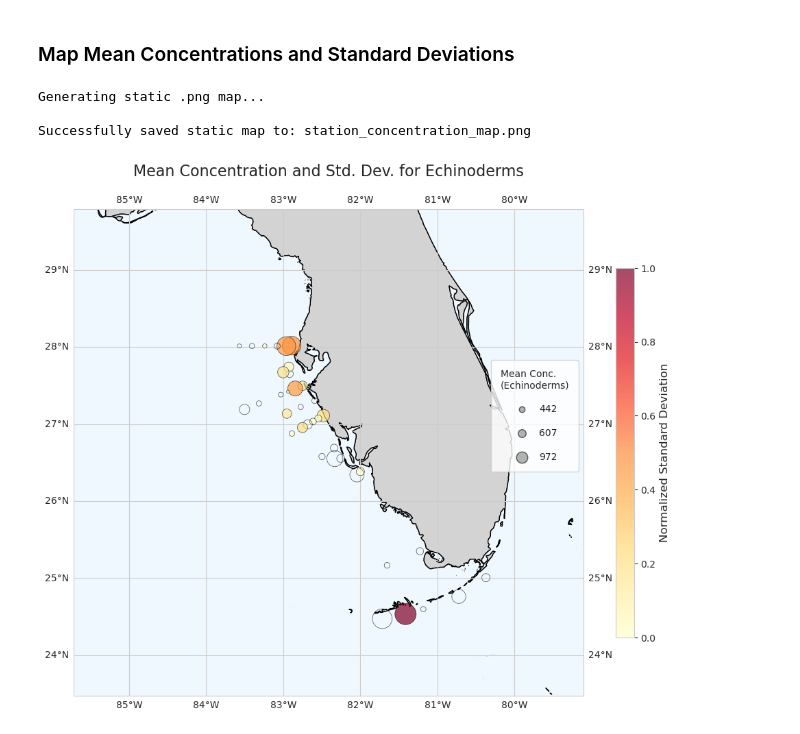
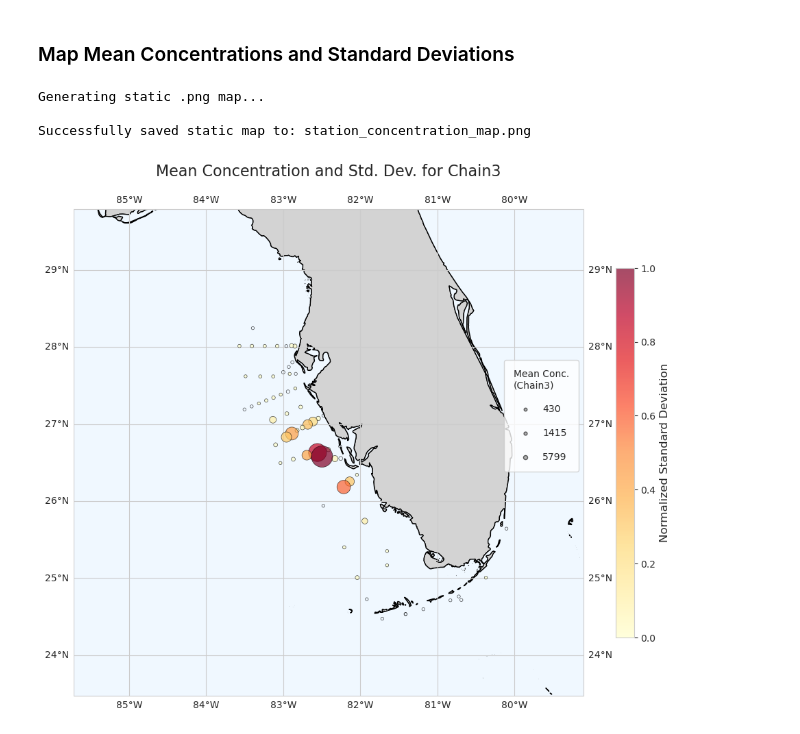
Before and after one commit to eqmh/plankton_imaging, a Jupyter notebook: plankton_abundance.ipynb, the cells around one changed output. Drawn from its saved outputs; the diff is of its cells as text; code cells hidden in the pictures.

```diff
--- a/plankton_abundance.ipynb
+++ b/plankton_abundance.ipynb
@@ -692,7 +692,7 @@ Successfully calculated statistics per station:
 print("Generating static .png map...")
 
 # --- 1. CONFIGURATION: Select Your Category ---
-SELECTED_CATEGORY_FOR_MAP = 'Echinoderms'
+SELECTED_CATEGORY_FOR_MAP = 'Chain3'
 # -----------------------------------------------
 
 # --- 2. Define Column Names ---
@@ -783,32 +783,32 @@ else:
     legend_sizes = [base_size + ((v - min_mean) / mean_range) * max_size for v in legend_values]
 
     # Create "dummy" scatter plots just for the legend handles
     handles = []
     for size, value in zip(legend_sizes, legend_values):
         handles.append(plt.scatter([], [], s=size, label=f"{value:.0f}",
                                    color='gray', alpha=0.6, edgecolors='black'))
 
     ax.legend(
         handles=handles,
         title=f"Mean Conc.\n({SELECTED_CATEGORY_FOR_MAP})",
         loc='upper right',
         bbox_to_anchor=(1.0, 0.7), # Adjust position
         frameon=True,
         labelspacing=1.5,
         borderpad=1
     )
 
     # --- 12. Final Touches and Save ---
     ax.set_title(f'Mean Concentration and Std. Dev. for {SELECTED_CATEGORY_FOR_MAP}', fontsize=16, pad=20)
     map_filename = "station_concentration_map.png"
-    plt.savefig(map_filename, dpi=300, bbox_inches='tight')
+    # plt.savefig(map_filename, dpi=300, bbox_inches='tight')
 
     print(f"\nSuccessfully saved static map to: {map_filename}")
 
     # Display the plot
     plt.show()
 # %% [output]
 Generating static .png map...
 
 Successfully saved static map to: station_concentration_map.png
-[figure, old version]
+[figure, new version]
```
